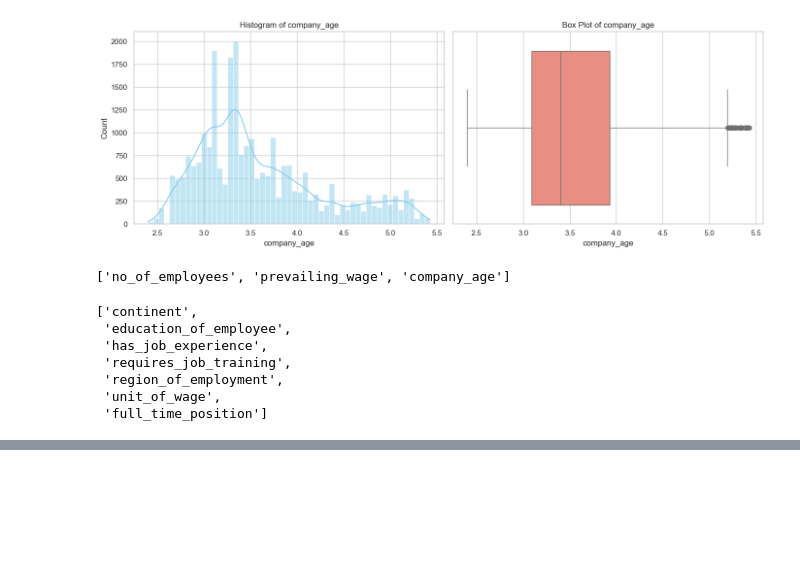
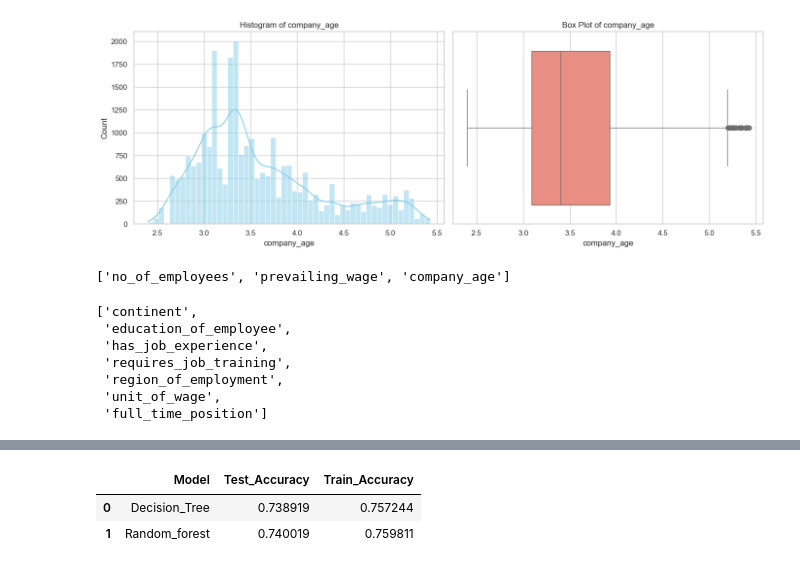
Before and after one commit to yagantiAshok/Global-Mobility-Application, a Jupyter notebook: notebook/EDA_visa(1).ipynb, the cells around one changed output, grey strips where cells are left out. Saved outputs shown, nothing was run; the diff lists cells and outputs as text; code cells hidden in the pictures; blank space fills up the shorter version.

```diff
--- a/notebook/EDA_visa(1).ipynb
+++ b/notebook/EDA_visa(1).ipynb
@@ -494,0 +514,2 @@ Name: case_status, Length: 25447, dtype: int64
+# %%
+categorical_features.remove("case_status")
@@ -494,0 +674,13 @@ Name: case_status, Length: 25447, dtype: int64
+# %%
+
+models = {
+    "Decision_Tree":DecisionTreeClassifier(min_samples_split=37,max_depth=37,min_samples_leaf=28,max_features=None,criterion='gini',min_impurity_decrease=0.00026995829494484686),
+    "Random_forest":RandomForestClassifier(n_estimators= 200,
+                                             max_depth= 17,
+                                              min_samples_split= 24,
+                                              min_samples_leaf= 26,
+                                               max_features= None,
+                                                criterion= 'entropy',
+                                                min_impurity_decrease= 0.00044817007066885164)
+
+}
@@ -494,0 +698,2 @@ Name: case_status, Length: 25447, dtype: int64
+# %%
+report = evaluate_model(x,y,models=models,numeric_features=numeric_features,categorical_features=categorical_features)
@@ -494,0 +718,6 @@ Name: case_status, Length: 25447, dtype: int64
+# %%
+report
+# %% [output]
+|  | Model | Test_Accuracy | Train_Accuracy |
+| 0 | Decision_Tree | 0.738919 | 0.757244 |
+| 1 | Random_forest | 0.740019 | 0.759811 |
```
Also changed, not shown: parts of 30 cells of this notebook.
